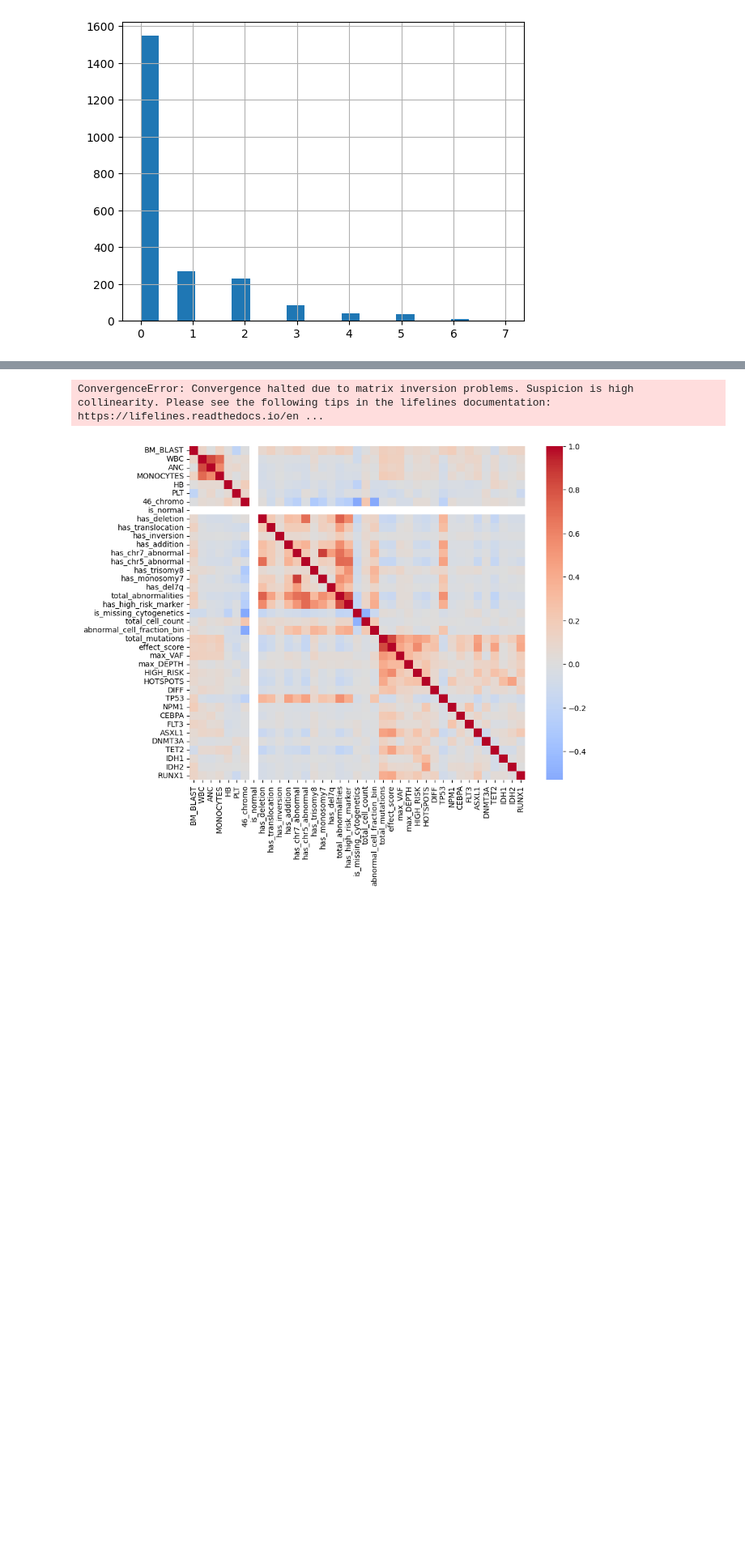
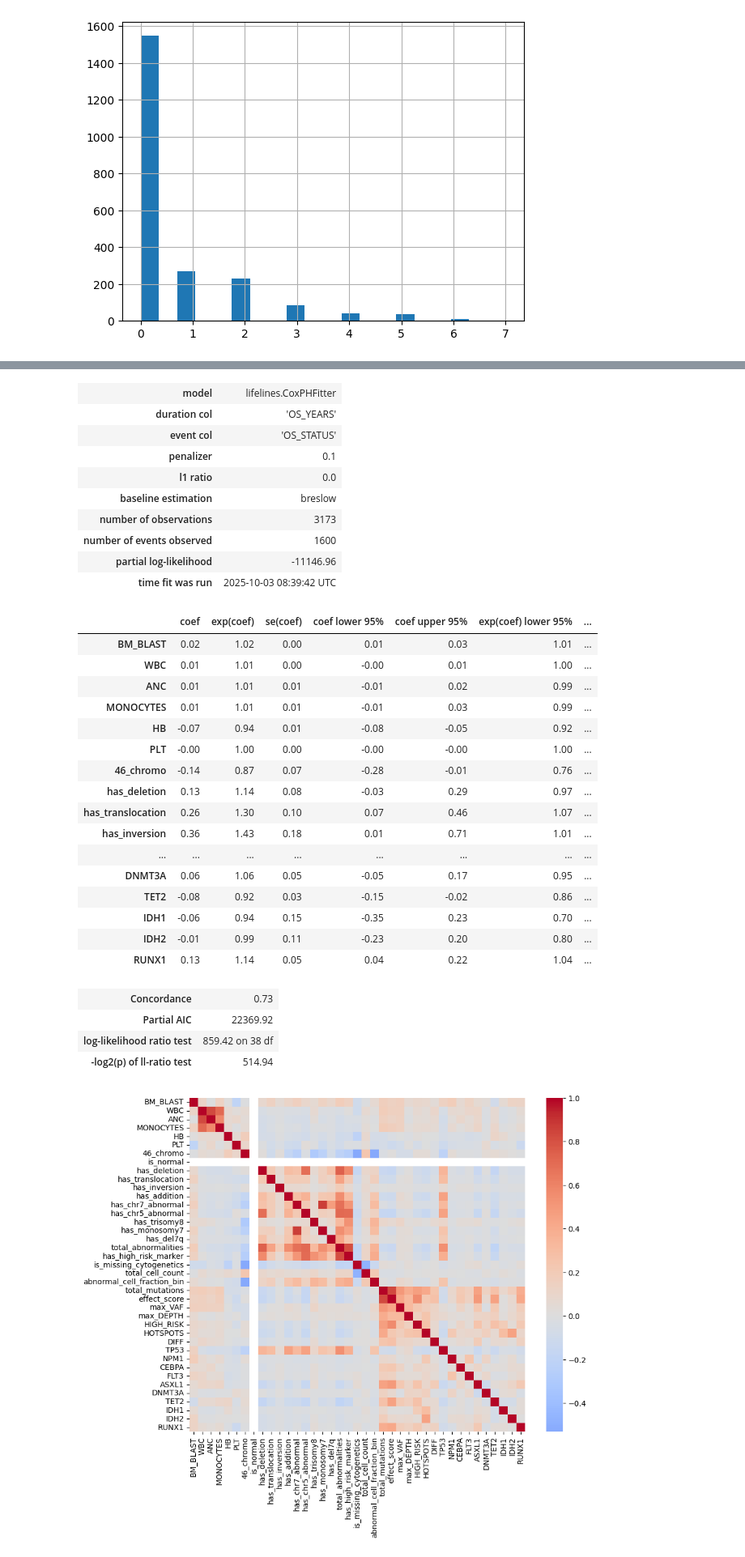
Before and after one commit to AloisECN/QRT_Leucemie, a Jupyter notebook: distribution.ipynb, the cells around one changed output, grey strips where cells are left out. Shown at 81% size. Saved outputs shown, nothing was run; the diff lists cells and outputs as text; code cells hidden in the pictures; blank space fills up the shorter version.

Commit message:
fixed the model to have explanation on the features will study when i get better

```diff
--- a/distribution.ipynb
+++ b/distribution.ipynb
@@ -54,8 +54,8 @@ df.columns.to_series().to_csv("features.csv", index=False)
 df = df[df['ID'].isin(target_df['ID'])]
 
 #We drop the ID column as it is not needed anymore
-df.drop(columns=['ID', 'CENTER'], inplace=True)
-df_eval.drop(columns=['ID', 'CENTER'], inplace=True)
+df.drop(columns=['ID', 'CENTER', 'is_normal'], inplace=True)
+df_eval.drop(columns=['ID', 'CENTER', 'is_normal'], inplace=True)
 target_df = target_df.drop(columns=['ID'])
 
 # Now split
@@ -74,7 +74,7 @@ df_cox = pd.concat([df, target_df], axis=1)
 #target_df = target_df[''].astype(int)
 
 # Initialiser le modèle
-cph = CoxPHFitter()
+cph = CoxPHFitter(penalizer=0.1)
 
 # Ajuster le modèle sur toutes les colonnes sauf 'temps_survie' et 'decede' comme features
 cph.fit(df_cox, duration_col = 'OS_YEARS', event_col='OS_STATUS')
@@ -86,4 +85,34 @@ cph.print_summary()
-ConvergenceError: Convergence halted due to matrix inversion problems. Suspicion is high collinearity. Please see the following tips in the lifelines documentation: https://lifelines.readthedocs.io/en ...
+| model | lifelines.CoxPHFitter |
+| duration col | 'OS_YEARS' |
+| event col | 'OS_STATUS' |
+| penalizer | 0.1 |
+| l1 ratio | 0.0 |
+| baseline estimation | breslow |
+| number of observations | 3173 |
+| number of events observed | 1600 |
+| partial log-likelihood | -11146.96 |
+| time fit was run | 2025-10-03 08:39:42 UTC |
+|  | coef | exp(coef) | se(coef) | coef lower 95% | coef upper 95% | exp(coef) lower 95% | ... |
+| BM_BLAST | 0.02 | 1.02 | 0.00 | 0.01 | 0.03 | 1.01 | ... |
+| WBC | 0.01 | 1.01 | 0.00 | -0.00 | 0.01 | 1.00 | ... |
+| ANC | 0.01 | 1.01 | 0.01 | -0.01 | 0.02 | 0.99 | ... |
+| MONOCYTES | 0.01 | 1.01 | 0.01 | -0.01 | 0.03 | 0.99 | ... |
+| HB | -0.07 | 0.94 | 0.01 | -0.08 | -0.05 | 0.92 | ... |
+| PLT | -0.00 | 1.00 | 0.00 | -0.00 | -0.00 | 1.00 | ... |
+| 46_chromo | -0.14 | 0.87 | 0.07 | -0.28 | -0.01 | 0.76 | ... |
+| has_deletion | 0.13 | 1.14 | 0.08 | -0.03 | 0.29 | 0.97 | ... |
+| has_translocation | 0.26 | 1.30 | 0.10 | 0.07 | 0.46 | 1.07 | ... |
+| has_inversion | 0.36 | 1.43 | 0.18 | 0.01 | 0.71 | 1.01 | ... |
+| ... | ... | ... | ... | ... | ... | ... | ... |
+| DNMT3A | 0.06 | 1.06 | 0.05 | -0.05 | 0.17 | 0.95 | ... |
+| TET2 | -0.08 | 0.92 | 0.03 | -0.15 | -0.02 | 0.86 | ... |
+| IDH1 | -0.06 | 0.94 | 0.15 | -0.35 | 0.23 | 0.70 | ... |
+| IDH2 | -0.01 | 0.99 | 0.11 | -0.23 | 0.20 | 0.80 | ... |
+| RUNX1 | 0.13 | 1.14 | 0.05 | 0.04 | 0.22 | 1.04 | ... |
+| Concordance | 0.73 |
+| Partial AIC | 22369.92 |
+| log-likelihood ratio test | 859.42 on 38 df |
+| -log2(p) of ll-ratio test | 514.94 |
 # %%
 corr = df_cox.drop(columns=["OS_YEARS","OS_STATUS"]).corr()
 plt.figure(figsize=(10,8))
```
Also changed, not shown: parts of 1 cell of this notebook.
